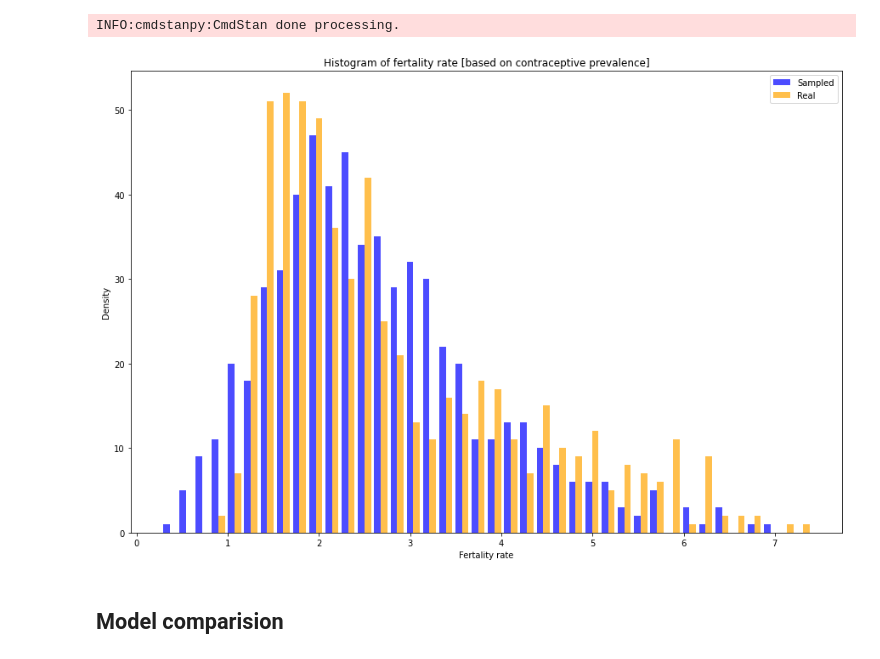
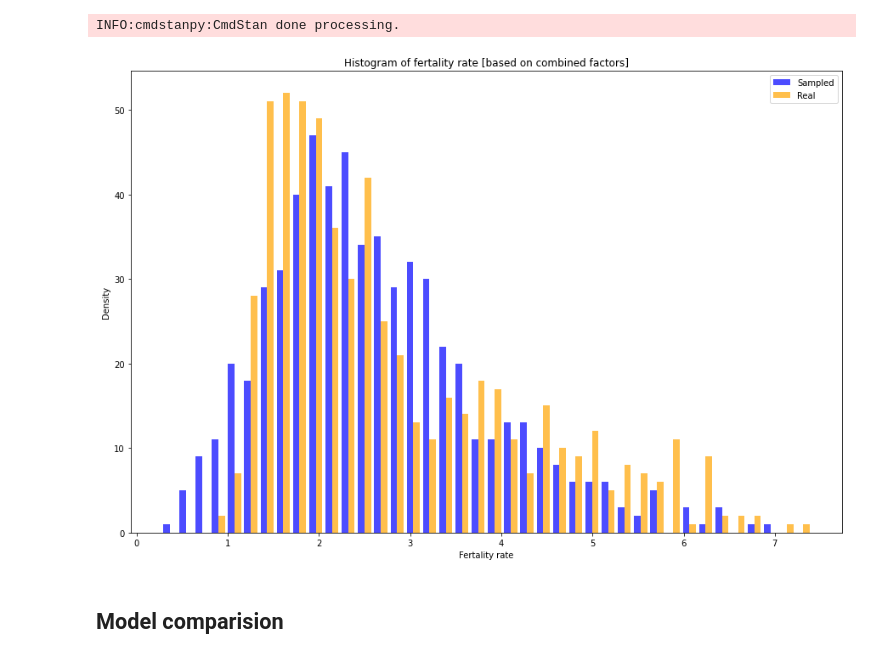
Before and after one commit to michalsciubisz/fertility_rate_project, a Jupyter notebook: fertility_rate.ipynb, the cells around one changed output. Drawn from its saved outputs; the diff is of its cells as text; code cells hidden in the pictures.

```diff
--- a/fertility_rate.ipynb
+++ b/fertility_rate.ipynb
@@ -343,14 +343,14 @@ chain 1 |          | 00:00 Statuschain 1 |██████████| 00:06
 INFO:cmdstanpy:CmdStan done processing.
 # %%
 plt.figure(figsize=(15,10))
-plt.title('Histogram of fertality rate [based on contraceptive prevalence]')
+plt.title('Histogram of fertality rate [based on combined factors]')
 plt.hist([sim_post_gdp_df['y_pred[2]'], prior_df['Fertility rate']], bins=40, alpha=0.7, label=['Sampled', 'Real'], color=['blue', 'orange'])
 plt.legend()
 plt.ylabel('Density')
 plt.xlabel('Fertality rate')
 plt.show()
 # %% [output]
-[figure, old version]
+[figure, new version]
 # %%
 #TODO Any issues with sampling? If so, what ideas of mitigation were used?
 #TODO Are samples analyzed?
```
